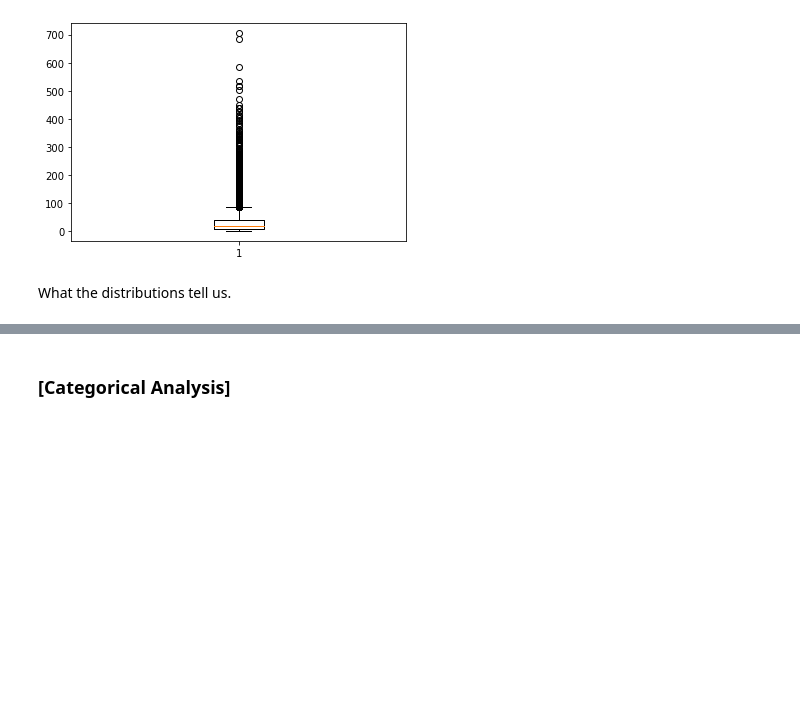
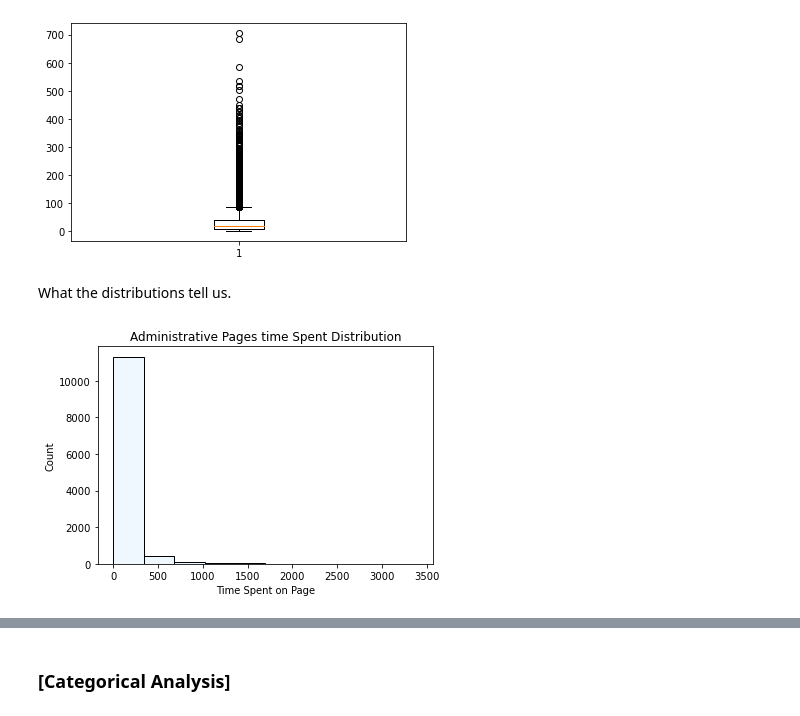
Before and after one commit to ChrisGarciaDS/ECommerce-Analysis, a Jupyter notebook: Ecom-data.ipynb, the cells around one changed output, grey strips where cells are left out. Saved outputs shown, nothing was run; the diff lists cells and outputs as text; code cells hidden in the pictures; blank space fills up the shorter version.

```diff
--- a/Ecom-data.ipynb
+++ b/Ecom-data.ipynb
@@ -250,0 +246,9 @@ What the distributions tell us.
+# %%
+# visualize amount of time spent on different pages
+plt.hist(shoppers_df['Administrative_Duration'], edgecolor='black', color='aliceblue')
+plt.title('Administrative Pages time Spent Distribution')
+plt.xlabel('Time Spent on Page')
+plt.ylabel('Count')
+plt.show()
+# %% [output]
+[figure, added]
```
Also changed, not shown: parts of 16 cells of this notebook.
